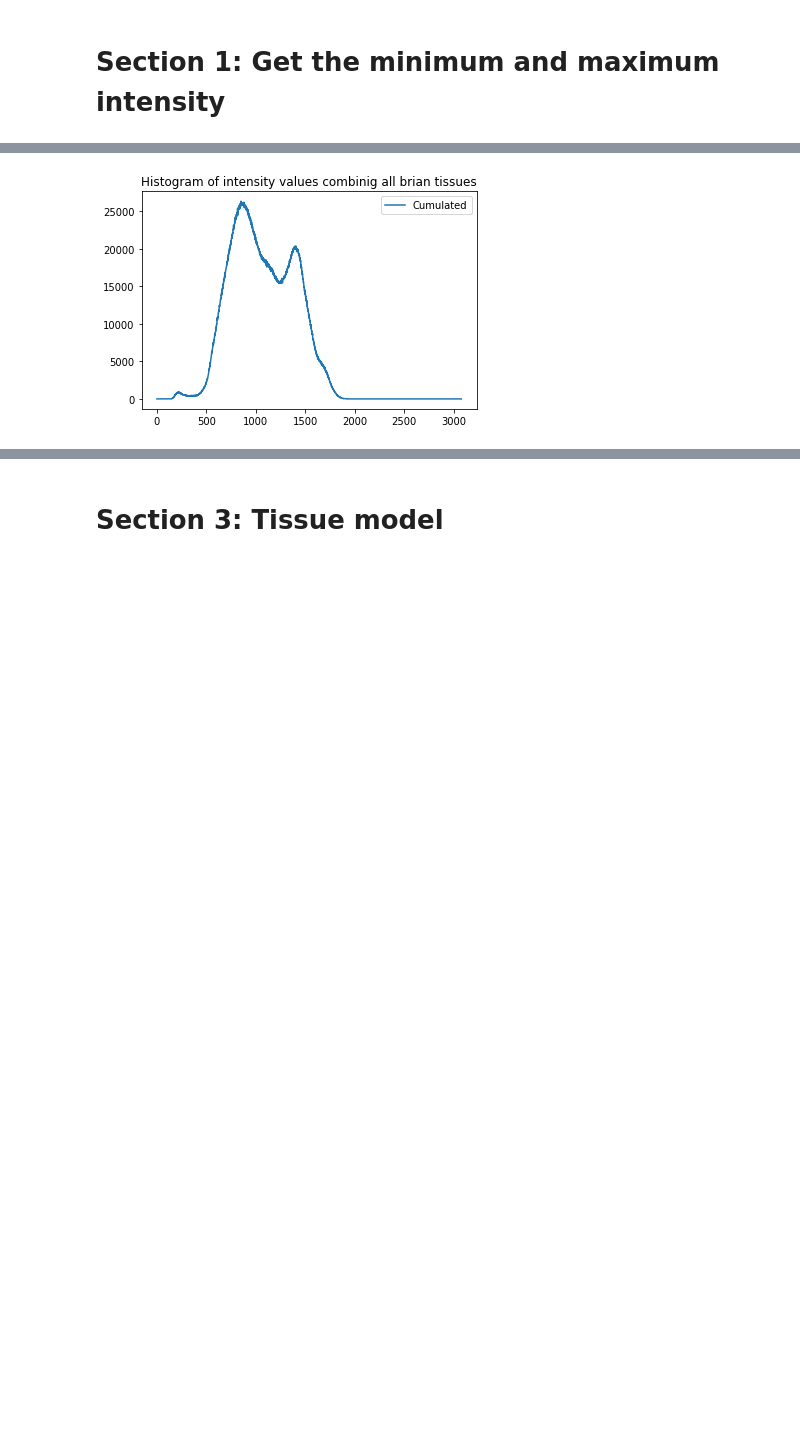
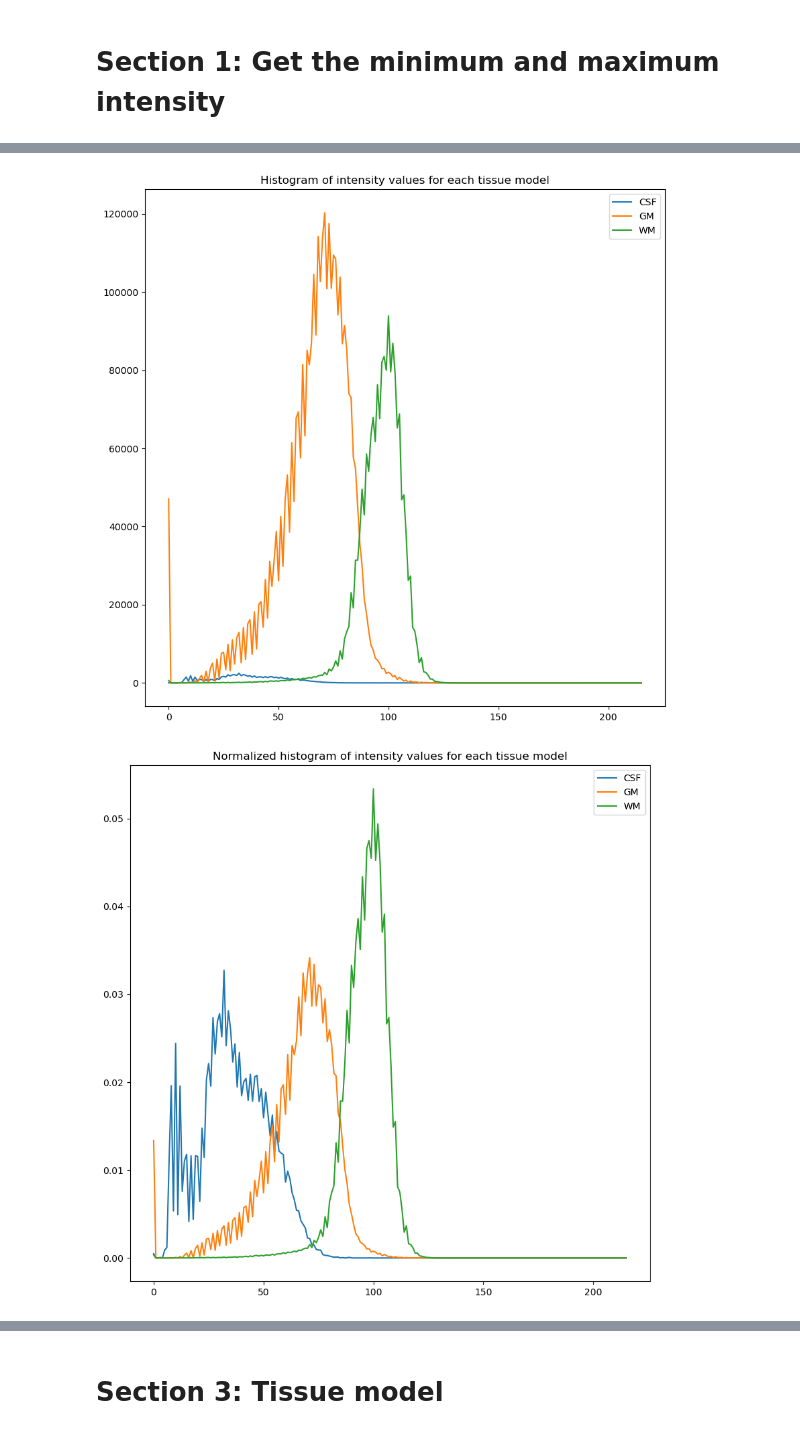
Before and after one commit to cansuyalcinn/brain-tissue-segmentation-challenge, a Jupyter notebook: notebooks/tissue_models.ipynb, the cells around one changed output, grey strips where cells are left out. Drawn from its saved outputs; the diff is of its cells as text; code cells hidden in the pictures; blank space fills up the shorter version.

```diff
--- a/notebooks/tissue_models.ipynb
+++ b/notebooks/tissue_models.ipynb
@@ -182,10 +151,61 @@ plt.show()
-# %%
-#Now we combine the counts of the three tissues to preper for normalisation.
-three_hist = np.array([tot_csf,tot_wm,tot_gm]).T
-three_sum = np.sum([tot_csf,tot_wm,tot_gm], axis=0)
-plt.plot(bins[:-1], three_sum, label='Cumulated')
-plt.legend()
-plt.title('Histogram of intensity values combinig all brian tissues')
-plt.show()
-# %% [output]
-[figure, removed]
+# %%
+#Now we can extract a histogram for each tissue and each patient
+
+#Define range of intensity values
+max_int = rescaled_max + 1; min_int = 0
+bins = np.arange(min_int, max_int + 1) #Define bins for histogram (Numpy bin_edges are open intervals on the right)
+
+#Store count values in array
+tot_csf = np.zeros(shape=(max_int,))
+tot_wm = np.zeros(shape=(max_int,))
+tot_gm = np.zeros(shape=(max_int,))
+
+for id in im_data.IDs:
+    #define patient
+    pat = patient(id, im_data)
+    im_process = pat.im(format='np', preprocess=True)
+    im_rescaled = scale_to_bin_ratio(im_process, bin_ratio)
+    csf_ext = np.extract(pat.labels(format='np').ravel() == 1, im_rescaled.ravel())
+    gm_ext = np.extract(pat.labels(format='np').ravel() == 2, im_rescaled.ravel())
+    wm_ext = np.extract(pat.labels(format='np').ravel() == 3, im_rescaled.ravel())
+
+    val_csf, _ = np.histogram(csf_ext, bins=bins)
+    val_gm, _ = np.histogram(gm_ext, bins=bins)
+    val_wm, _ = np.histogram(wm_ext, bins=bins)
+
+    tot_csf += val_csf
+    tot_gm += val_gm
+    tot_wm += val_wm
+
+
+#Plot three histograms given values and bins
+plt.figure(figsize=(10,10))
+plt.plot(bins[:-1], tot_csf, label='CSF')
+plt.plot(bins[:-1], tot_gm, label='GM')
+plt.plot(bins[:-1], tot_wm, label='WM')
+plt.legend()
+plt.title('Histogram of intensity values for each tissue model')
+plt.show()
+
+#plot also the normalized histogram
+norm_hist = normalize_histogram(tot_csf, tot_gm, tot_wm)
+
+#Plot three histograms given values and bins
+plt.figure(figsize=(10,10))
+plt.plot(bins[:-1], norm_hist[0], label='CSF')
+plt.plot(bins[:-1], norm_hist[1], label='GM')
+plt.plot(bins[:-1], norm_hist[2], label='WM')
+plt.legend()
+plt.title('Normalized histogram of intensity values for each tissue model')
+plt.show()
+
+#Now we combine the counts of the three tissues to preper for normalisation.
+three_hist = np.array([tot_csf,tot_gm,tot_wm]).T
+three_sum = np.sum([tot_csf,tot_gm,tot_wm], axis=0)
+plt.plot(bins[:-1], three_sum, label='Cumulated')
+plt.legend()
+plt.title('Histogram of intensity values combinig all brian tissues')
+plt.show()
+# %% [output]
+[figure, added]
+[figure, added]
```
Also changed, not shown: parts of 26 cells of this notebook, 4 other files.
